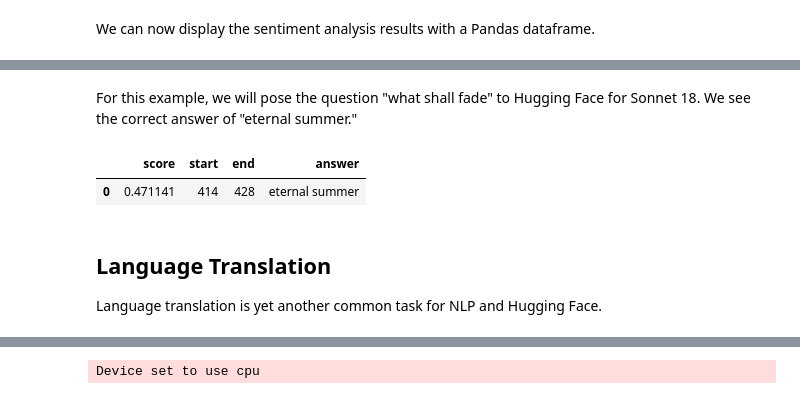
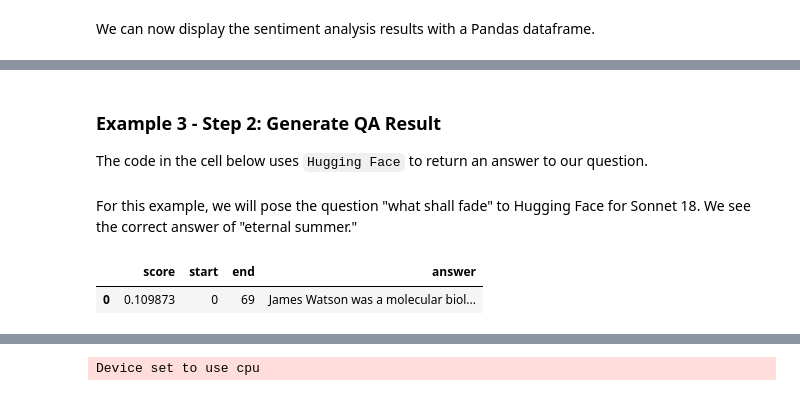
Before and after one commit to DavidSenseman/BIO1173_Fall2025, a Jupyter notebook: F25_Class_05_1.ipynb, the cells around one changed output, grey strips where cells are left out. Drawn from its saved outputs; the diff is of its cells as text; code cells hidden in the pictures.

```diff
--- a/F25_Class_05_1.ipynb
+++ b/F25_Class_05_1.ipynb
@@ -187,0 +503,11 @@ Device set to use cpu
+# %%
+# Example 3 - Step 1: QA
+
+# Setup pipeline
+reader = pipeline("question-answering")
+
+# Setup question
+EG_question = "The brain is the last and grandest biological frontier, \
+              the most complex thing we have yet discovered in our universe. \
+              It contains hundreds of billions of cells interlinked through \
+              trillions of connections. The brain boggles the mind."
@@ -188,12 +522,17 @@ Device set to use cpu
+# %% [markdown]
+### Example 3 - Step 2: Generate QA Result
+
+The code in the cell below uses `Hugging Face` to return an answer to our question.
 # %% [markdown]
 For this example, we will pose the question "what shall fade" to Hugging Face for Sonnet 18. We see the correct answer of "eternal summer."
-# %%
-outputs = reader(question=question, context=text)
-pd.DataFrame([outputs])
-# %% [output]
-|  | score | start | end | answer |
-| 0 | 0.471141 | 414 | 428 | eternal summer |
-# %% [markdown]
-## **Language Translation**
-
-Language translation is yet another common task for NLP and Hugging Face.
+# %%
+# Example 3 - Step 2: Generate QA result
+
+# Send question to Hugging Face
+outputs = reader(question=EG_question, context=EG_text2)
+
+# View resutls in Panda
+pd.DataFrame([outputs])
+# %% [output]
+|  | score | start | end | answer |
+| 0 | 0.109873 | 0 | 69 | James Watson was a molecular biol... |
```
Also changed, not shown: parts of 79 cells of this notebook.
